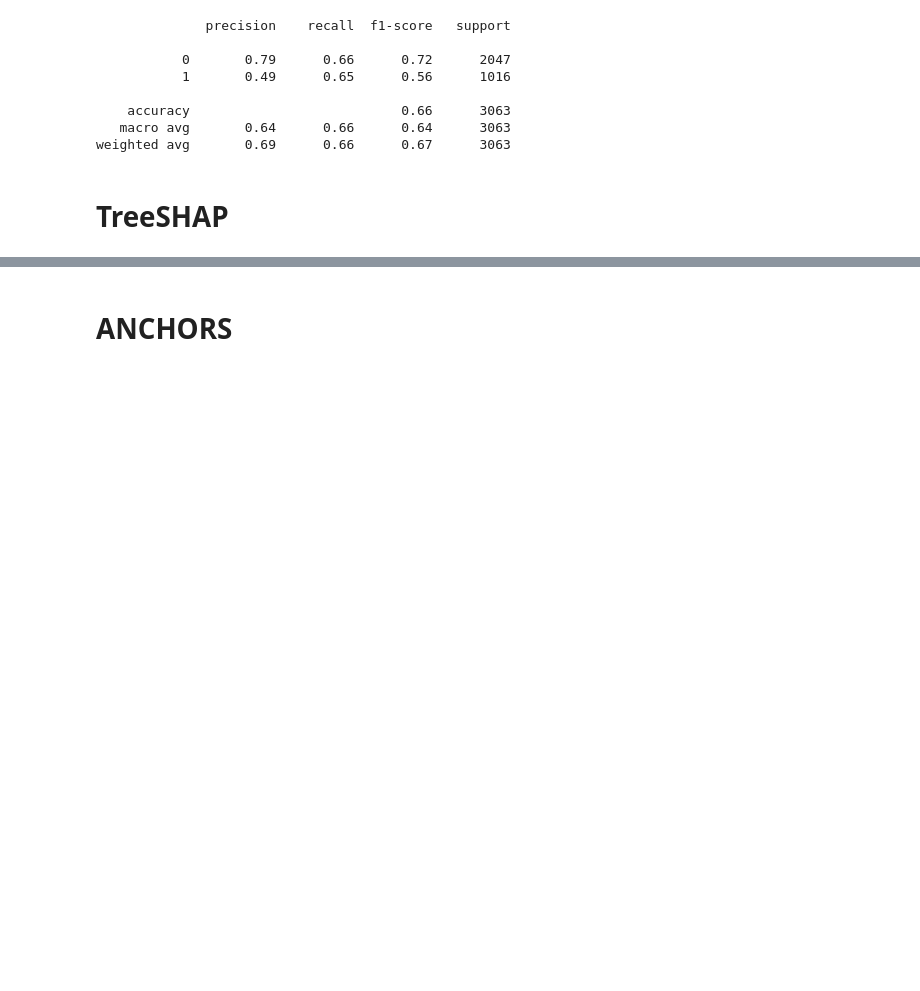
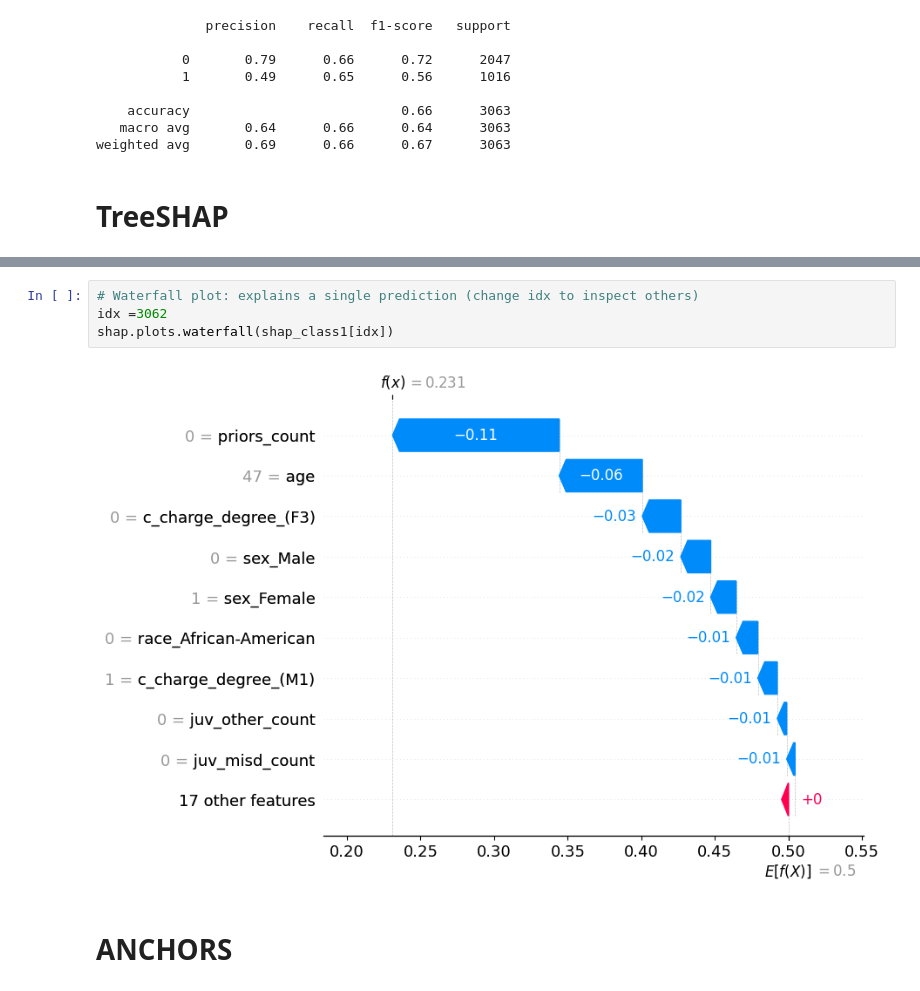
Before and after one commit to SarahSwinnen/ExplainabilityCOMPAS, a Jupyter notebook: notebook.ipynb, the cells around one changed output, grey strips where cells are left out. Cells and saved outputs as stored; diff of their text form; blank space fills up the shorter version.

```diff
--- a/notebook.ipynb
+++ b/notebook.ipynb
@@ -245,3 +268,9 @@ shap.summary_plot(shapValues, X_test_enc)
+# %%
+# Waterfall plot: explains a single prediction (change idx to inspect others)
+idx =3062
+shap.plots.waterfall(shap_class1[idx])
+# %% [output]
+[figure, added]
 # %% [markdown]
 # ANCHORS
 # %%
```
Also changed, not shown: parts of 6 cells of this notebook.
